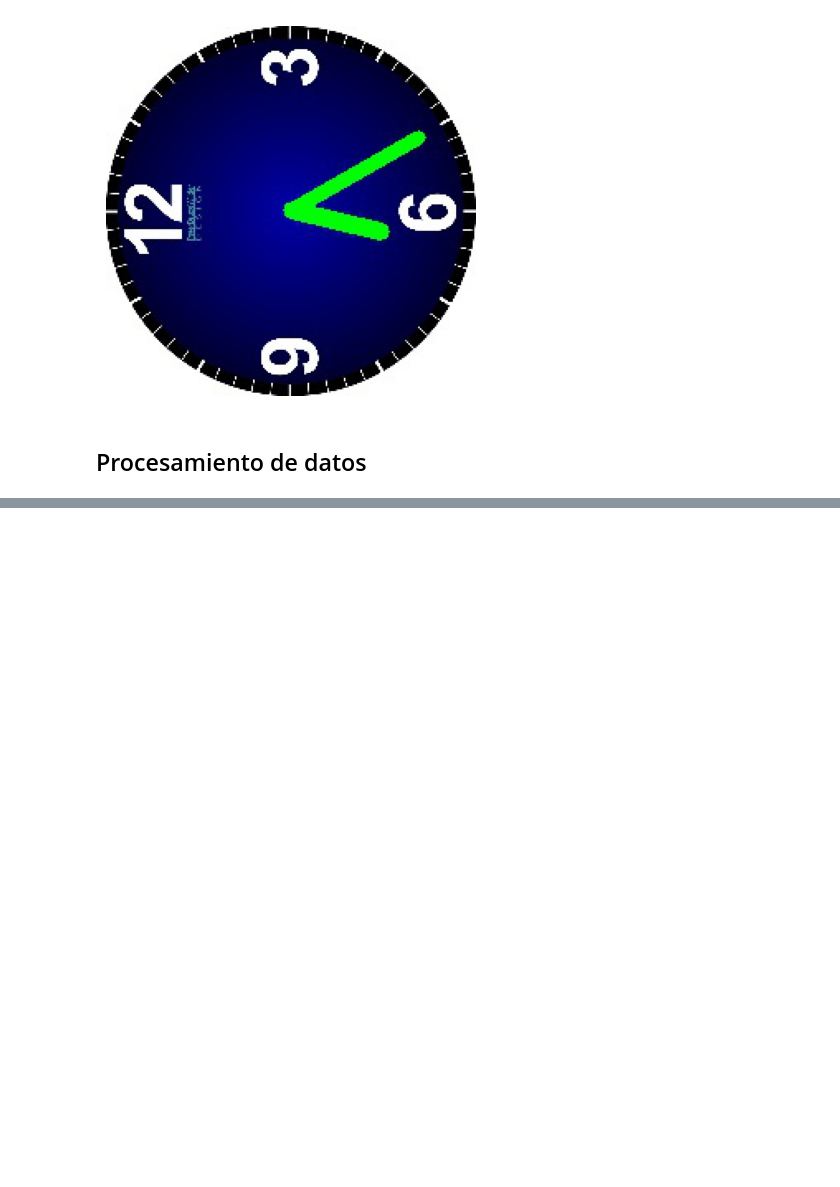
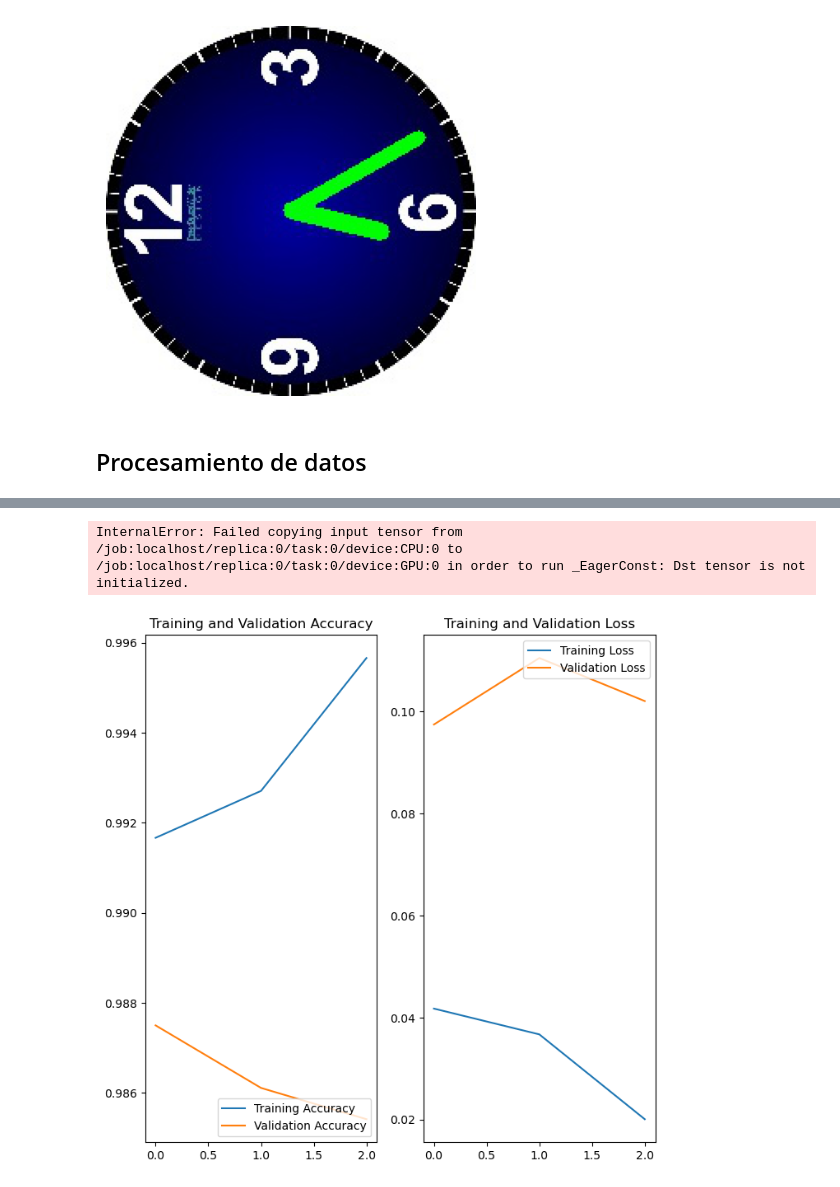
Before and after one commit to Cavitedev/analog-clock-2-digital, a Jupyter notebook: libreta.ipynb, the cells around one changed output, grey strips where cells are left out. Cells and saved outputs as stored; diff of their text form; code cells hidden in the pictures; blank space fills up the shorter version.

```diff
--- a/libreta.ipynb
+++ b/libreta.ipynb
@@ -173,0 +182,30 @@ Epoch 1/3
+# %%
+
+print("Train score:", model.evaluate(train_images, train_labels))
+print("Test score:", model.evaluate(test_images, test_labels))
+# %% [output]
+InternalError: Failed copying input tensor from /job:localhost/replica:0/task:0/device:CPU:0 to /job:localhost/replica:0/task:0/device:GPU:0 in order to run _EagerConst: Dst tensor is not initialized.
+# %%
+acc = history.history['accuracy']
+val_acc = history.history['val_accuracy']
+
+loss = history.history['loss']
+val_loss = history.history['val_loss']
+
+epochs_range = range(epochs)
+
+plt.figure(figsize=(8, 8))
+plt.subplot(1, 2, 1)
+plt.plot(epochs_range, acc, label='Training Accuracy')
+plt.plot(epochs_range, val_acc, label='Validation Accuracy')
+plt.legend(loc='lower right')
+plt.title('Training and Validation Accuracy')
+
+plt.subplot(1, 2, 2)
+plt.plot(epochs_range, loss, label='Training Loss')
+plt.plot(epochs_range, val_loss, label='Validation Loss')
+plt.legend(loc='upper right')
+plt.title('Training and Validation Loss')
+plt.show()
+# %% [output]
+[figure, added]
```
Also changed, not shown: parts of 3 cells of this notebook.
